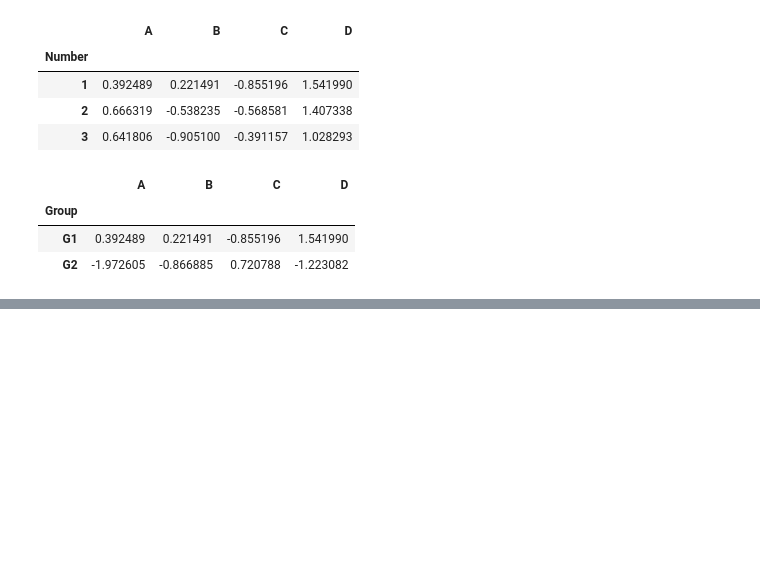
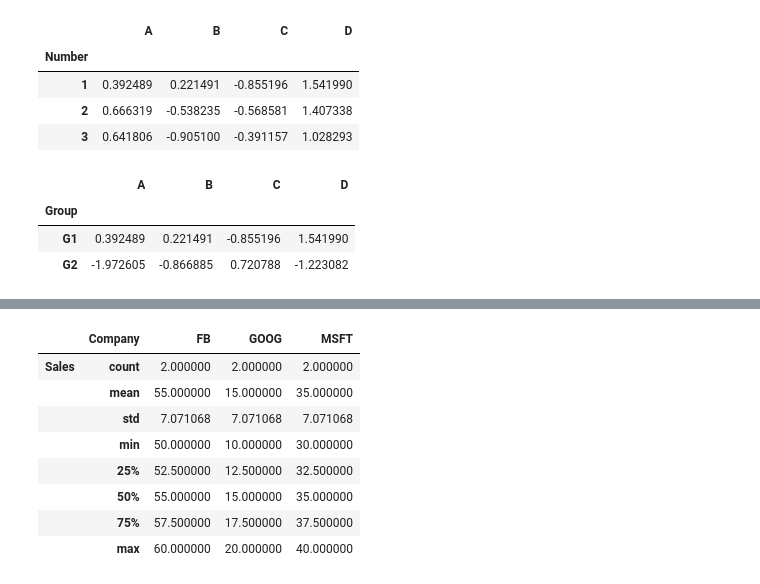
Before and after one commit to AvijoyHazra/Machine_Learning_lab, a Jupyter notebook: CSE-DS-Avijoy-Hazra-052-5th-Sem/Day-2.ipynb, the cells around one changed output, grey strips where cells are left out. Saved outputs shown, nothing was run; the diff lists cells and outputs as text; code cells hidden in the pictures; blank space fills up the shorter version.

```diff
--- a/CSE-DS-Avijoy-Hazra-052-5th-Sem/Day-2.ipynb
+++ b/CSE-DS-Avijoy-Hazra-052-5th-Sem/Day-2.ipynb
@@ -393,0 +516,12 @@ df.xs(1,level="Number")
+# %%
+bycomp.describe().transpose()
+# %% [output]
+|  | Company | FB | GOOG | MSFT |
+| Sales | count | 2.000000 | 2.000000 | 2.000000 |
+|  | mean | 55.000000 | 15.000000 | 35.000000 |
+|  | std | 7.071068 | 7.071068 | 7.071068 |
+|  | min | 50.000000 | 10.000000 | 30.000000 |
+|  | 25% | 52.500000 | 12.500000 | 32.500000 |
+|  | 50% | 55.000000 | 15.000000 | 35.000000 |
+|  | 75% | 57.500000 | 17.500000 | 37.500000 |
+|  | max | 60.000000 | 20.000000 | 40.000000 |
```
Also changed, not shown: parts of 21 cells of this notebook.
